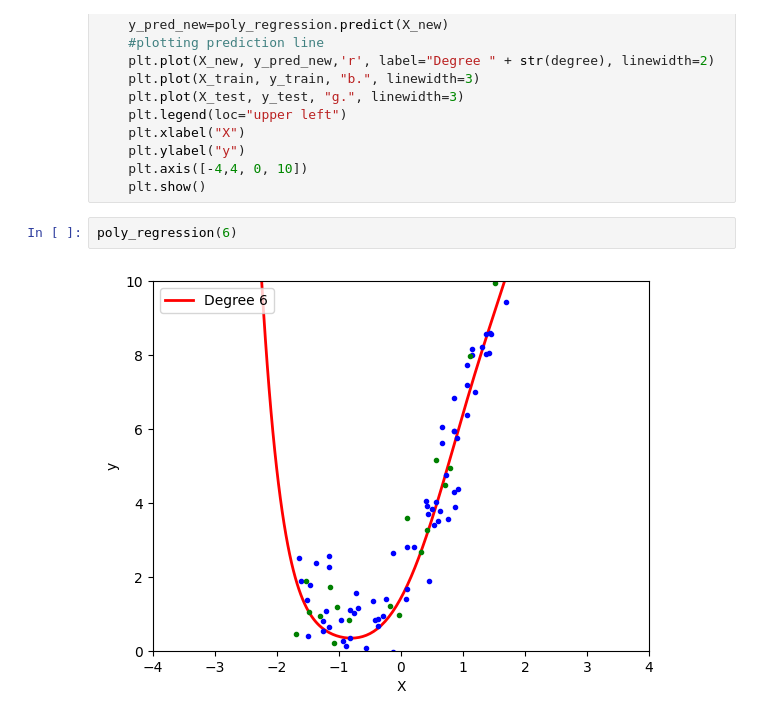
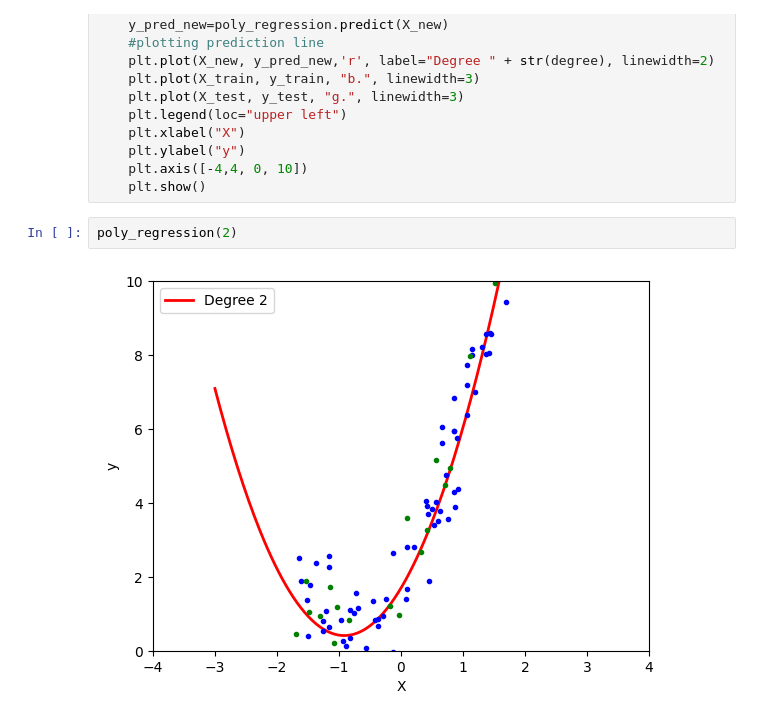
Before and after one commit to vishalh29/ML-DL, a Jupyter notebook: ML/polynomial regression/polynomial_regression.ipynb, the cells around one changed output. Saved outputs shown, nothing was run; the diff lists cells and outputs as text.

```diff
--- a/ML/polynomial regression/polynomial_regression.ipynb
+++ b/ML/polynomial regression/polynomial_regression.ipynb
@@ -142,6 +142,6 @@ def poly_regression(degree):
     plt.axis([-4,4, 0, 10])
     plt.show()
 # %%
-poly_regression(6)
+poly_regression(2)
 # %% [output]
-[figure, old version]
+[figure, new version]
```
